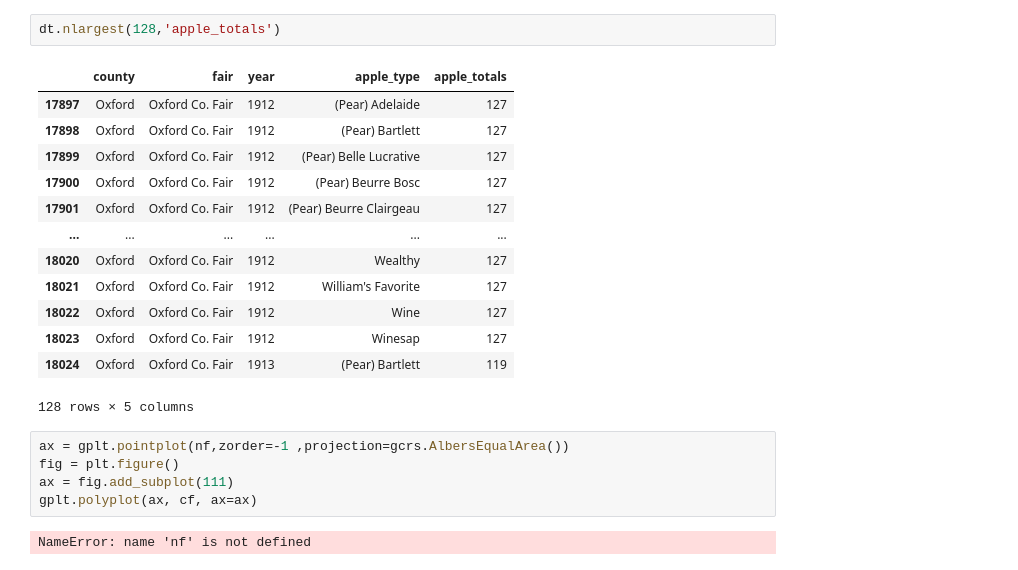
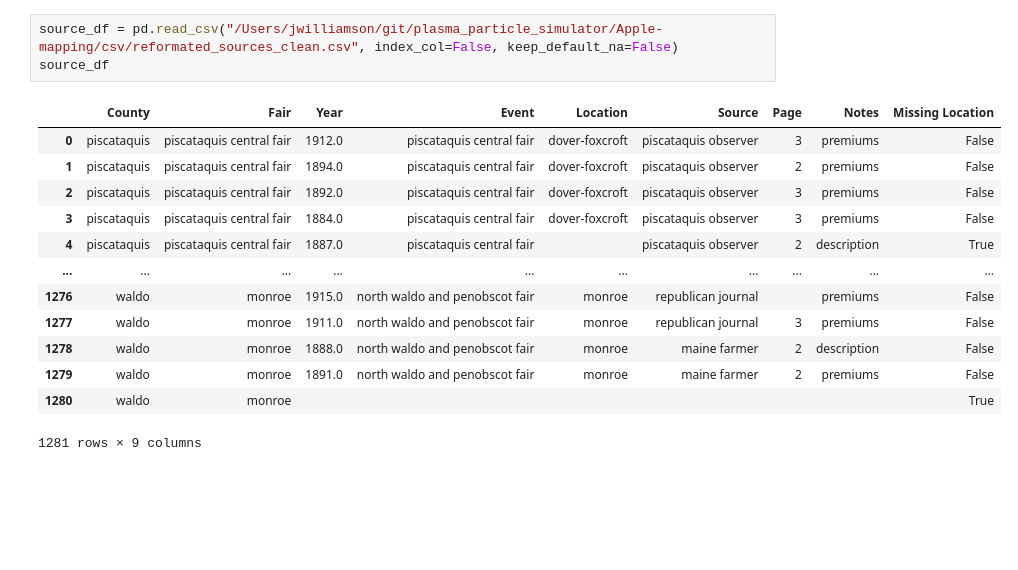
Before and after one commit to greggery88/Apple-Mapping-, a Jupyter notebook: display geocords.ipynb, the cells around one changed output. Saved outputs shown, nothing was run; the diff lists cells and outputs as text; blank space fills up the shorter version.

```diff
--- a/display geocords.ipynb
+++ b/display geocords.ipynb
@@ -48,23 +12,17 @@ sns.lineplot(dt, x="year", y="apple_totals")
-# %%
-dt.nlargest(128,'apple_totals')
-# %% [output]
-|  | county | fair | year | apple_type | apple_totals |
-| 17897 | Oxford | Oxford Co. Fair | 1912 | (Pear) Adelaide | 127 |
-| 17898 | Oxford | Oxford Co. Fair | 1912 | (Pear) Bartlett | 127 |
-| 17899 | Oxford | Oxford Co. Fair | 1912 | (Pear) Belle Lucrative | 127 |
-| 17900 | Oxford | Oxford Co. Fair | 1912 | (Pear) Beurre Bosc | 127 |
-| 17901 | Oxford | Oxford Co. Fair | 1912 | (Pear) Beurre Clairgeau | 127 |
-| ... | ... | ... | ... | ... | ... |
-| 18020 | Oxford | Oxford Co. Fair | 1912 | Wealthy | 127 |
-| 18021 | Oxford | Oxford Co. Fair | 1912 | William's Favorite | 127 |
-| 18022 | Oxford | Oxford Co. Fair | 1912 | Wine | 127 |
-| 18023 | Oxford | Oxford Co. Fair | 1912 | Winesap | 127 |
-| 18024 | Oxford | Oxford Co. Fair | 1913 | (Pear) Bartlett | 119 |
-128 rows × 5 columns
-# %%
-ax = gplt.pointplot(nf,zorder=-1 ,projection=gcrs.AlbersEqualArea())
-fig = plt.figure()
-ax = fig.add_subplot(111)
-gplt.polyplot(ax, cf, ax=ax)
-# %% [output]
-NameError: name 'nf' is not defined
+# %%
+source_df = pd.read_csv("/Users/jwilliamson/git/plasma_particle_simulator/Apple-mapping/csv/reformated_sources_clean.csv", index_col=False, keep_default_na=False)
+source_df
+# %% [output]
+|  | County | Fair | Year | Event | Location | Source | Page | Notes | Missing Location |
+| 0 | piscataquis | piscataquis central fair | 1912.0 | piscataquis central fair | dover-foxcroft | piscataquis observer | 3 | premiums | False |
+| 1 | piscataquis | piscataquis central fair | 1894.0 | piscataquis central fair | dover-foxcroft | piscataquis observer | 2 | premiums | False |
+| 2 | piscataquis | piscataquis central fair | 1892.0 | piscataquis central fair | dover-foxcroft | piscataquis observer | 3 | premiums | False |
+| 3 | piscataquis | piscataquis central fair | 1884.0 | piscataquis central fair | dover-foxcroft | piscataquis observer | 3 | premiums | False |
+| 4 | piscataquis | piscataquis central fair | 1887.0 | piscataquis central fair |  | piscataquis observer | 2 | description | True |
+| ... | ... | ... | ... | ... | ... | ... | ... | ... | ... |
+| 1276 | waldo | monroe | 1915.0 | north waldo and penobscot fair | monroe | republican journal |  | premiums | False |
+| 1277 | waldo | monroe | 1911.0 | north waldo and penobscot fair | monroe | republican journal | 3 | premiums | False |
+| 1278 | waldo | monroe | 1888.0 | north waldo and penobscot fair | monroe | maine farmer | 2 | description | False |
+| 1279 | waldo | monroe | 1891.0 | north waldo and penobscot fair | monroe | maine farmer | 2 | premiums | False |
+| 1280 | waldo | monroe |  |  |  |  |  |  | True |
+1281 rows × 9 columns
```
Also changed, not shown: parts of 11 cells of this notebook, 29 other files.
